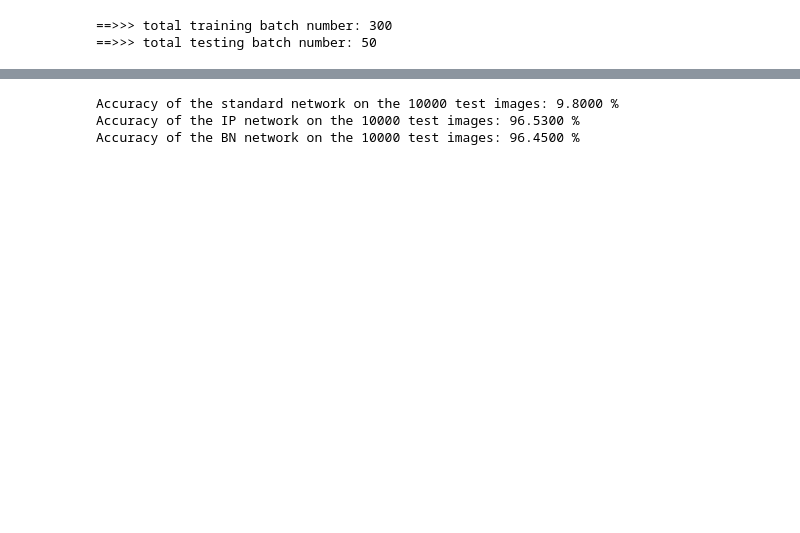
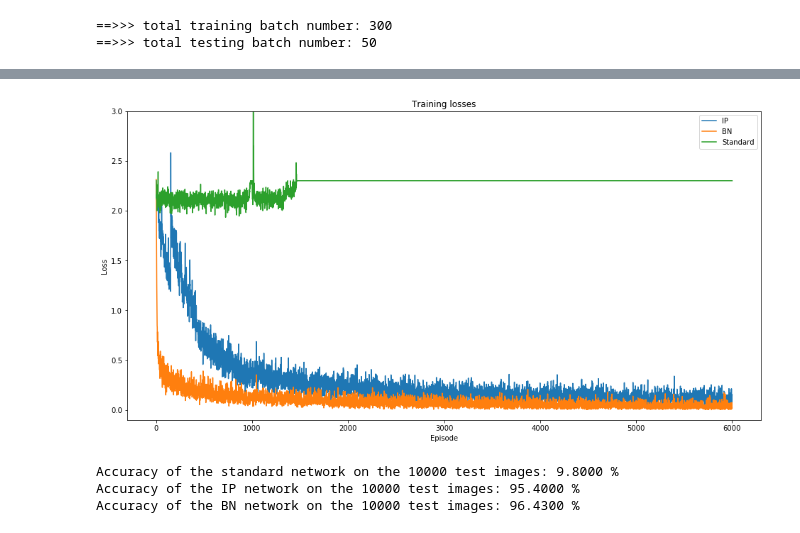
Before and after one commit to Shawfest/ip, a Jupyter notebook: replicate.ipynb, the cells around one changed output, grey strips where cells are left out. Cells and saved outputs as stored; diff of their text form; code cells hidden in the pictures; blank space fills up the shorter version.

```diff
--- a/replicate.ipynb
+++ b/replicate.ipynb
@@ -107,7 +107,7 @@ class IP(nn.Module):
         self.alpha = (1-eta)*self.alpha + eta * ((Euv - Eu*Ev))
         self.beta = (1-eta)*self.beta + eta * (Ev)
 
-        self.eta = eta * 0.996
+        self.eta = eta * 0.99
 
 
 class Net(nn.Module):
@@ -203,12 +203,14 @@ def train_deep_model(network, optimization, seed):
     criterion = nn.CrossEntropyLoss()
     torch.manual_seed(seed)
 
+    loss_tracker = []
+    episode = 1
+
     for epoch in range(20):  # loop over the dataset multiple times
 
         running_loss = 0.0
 
         for i, data in enumerate(trainloader):
-#             print (i)
             # get the inputs
             inputs, labels = data
             inputs, labels = inputs.to(device), labels.to(device)
@@ -229,18 +231,22 @@ def train_deep_model(network, optimization, seed):
                       (epoch + 1, i + 1, running_loss / 100))
                 running_loss = 0.0
 
+            loss_tracker.append([episode,loss.item()])
+            episode += 1
+
     print("Finished training!\n")
+    return(np.transpose(loss_tracker))
 # %%
 device = torch.device("cuda:0" if torch.cuda.is_available() else "cpu")
 
-seed = 100
+seed = 420
 
 INPUTSIZE = 28*28
 NBLAYERS = 9
 LAYERSIZE = 50
 
-int_lr = 0.1
-syn_lr = 0.0175
+int_lr = 0
+syn_lr = 0.01
 
 # #Train IP Model
 # torch.manual_seed(seed)
@@ -269,7 +275,7 @@ DSnet = DSnet.to(device)
 
 optimizer = optim.Adam(DSnet.parameters(), lr=syn_lr)
 print("Training Deep Standard Net")
-train_deep_model(DSnet, optimizer, seed)
+standard_losses = train_deep_model(DSnet, optimizer, seed)
 
 
 
@@ -280,7 +286,7 @@ DIPnet = DIPnet.to(device)
 
 optimizer = optim.Adam(DIPnet.parameters(), lr=syn_lr)
 print("Training Deep IP Net")
-train_deep_model(DIPnet, optimizer, seed)
+ip_losses = train_deep_model(DIPnet, optimizer, seed)
 
 
 
@@ -291,7 +297,7 @@ DBNnet = DBNnet.to(device)
 
 optimizer = optim.Adam(DBNnet.parameters(), lr=syn_lr)
 print("Training Deep Batch Norm Net")
-train_deep_model(DBNnet, optimizer, seed)
+bn_losses = train_deep_model(DBNnet, optimizer, seed)
 
 # for param in IPnet.parameters():
 #     print(param.data)
@@ -320,4 +326,17 @@ Training Deep Standard Net
 Finished training!
+# %%
+plt.figure(figsize=(16, 8))
+plt.ylim([-0.1, 3])
+plt.title("Training losses")
+plt.plot(ip_losses[0], ip_losses[1], label="IP")
+plt.plot(bn_losses[0], bn_losses[1], label="BN")
+plt.plot(standard_losses[0], standard_losses[1], label="Standard")
+plt.xlabel("Episode")
+plt.ylabel("Loss")
+plt.legend()
+plt.show()
+# %% [output]
+[figure, added]
 # %%
 correct = 0
 total = 0
@@ -370,5 +389,5 @@ print('Accuracy of the BN network on the 10000 test images: %.4f %%' % (
 # print(max_weight)
 # %% [output]
 Accuracy of the standard network on the 10000 test images: 9.8000 %
-Accuracy of the IP network on the 10000 test images: 96.5300 %
-Accuracy of the BN network on the 10000 test images: 96.4500 %
+Accuracy of the IP network on the 10000 test images: 95.4000 %
+Accuracy of the BN network on the 10000 test images: 96.4300 %
```
Also changed, not shown: parts of 1 cell of this notebook, 1 other file.
